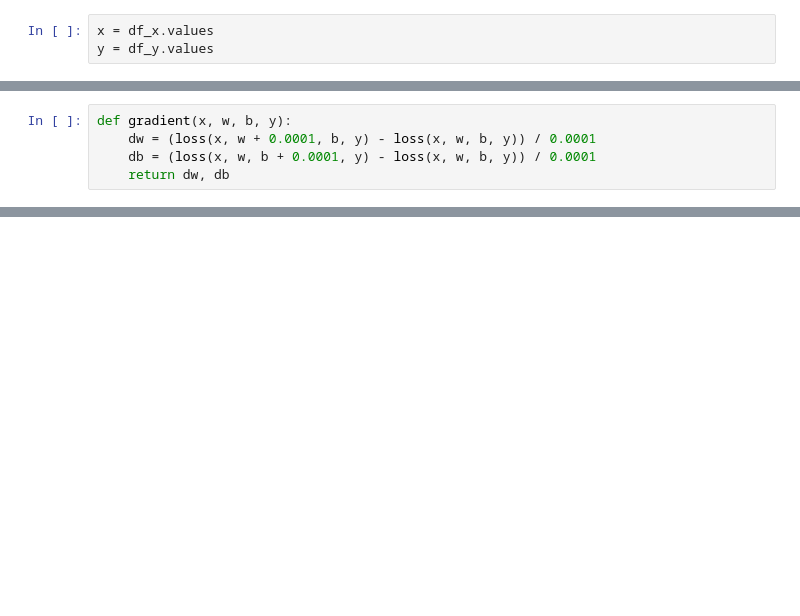
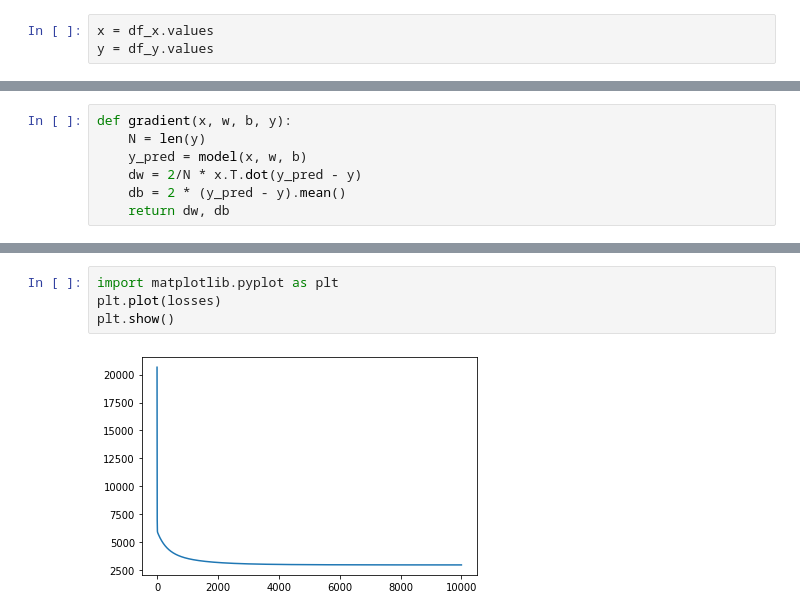
Before and after one commit to ScientistLim/Exploration, a Jupyter notebook: Ex01.ipynb, the cells around one changed output, grey strips where cells are left out. Drawn from its saved outputs; the diff is of its cells as text; blank space fills up the shorter version.

```diff
--- a/Ex01.ipynb
+++ b/Ex01.ipynb
@@ -32,6 +38,8 @@ def loss(x, w, b, y):
     return L
 # %%
 def gradient(x, w, b, y):
-    dw = (loss(x, w + 0.0001, b, y) - loss(x, w, b, y)) / 0.0001
-    db = (loss(x, w, b + 0.0001, y) - loss(x, w, b, y)) / 0.0001
+    N = len(y)
+    y_pred = model(x, w, b)
+    dw = 2/N * x.T.dot(y_pred - y)
+    db = 2 * (y_pred - y).mean()
     return dw, db
@@ -52,2 +70,8 @@ for i in range(1, 2001):
+# %%
+import matplotlib.pyplot as plt
+plt.plot(losses)
+plt.show()
+# %% [output]
+[figure, added]
 # %%
 prediction = model(x_test, w, b)
```
Also changed, not shown: parts of 11 cells of this notebook.
